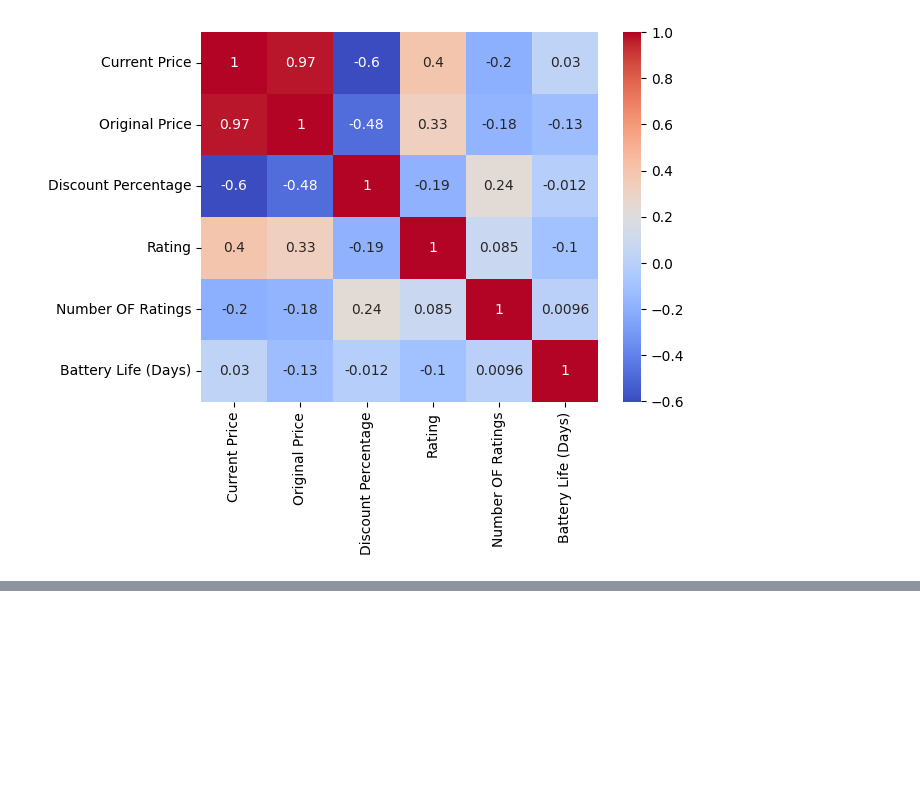
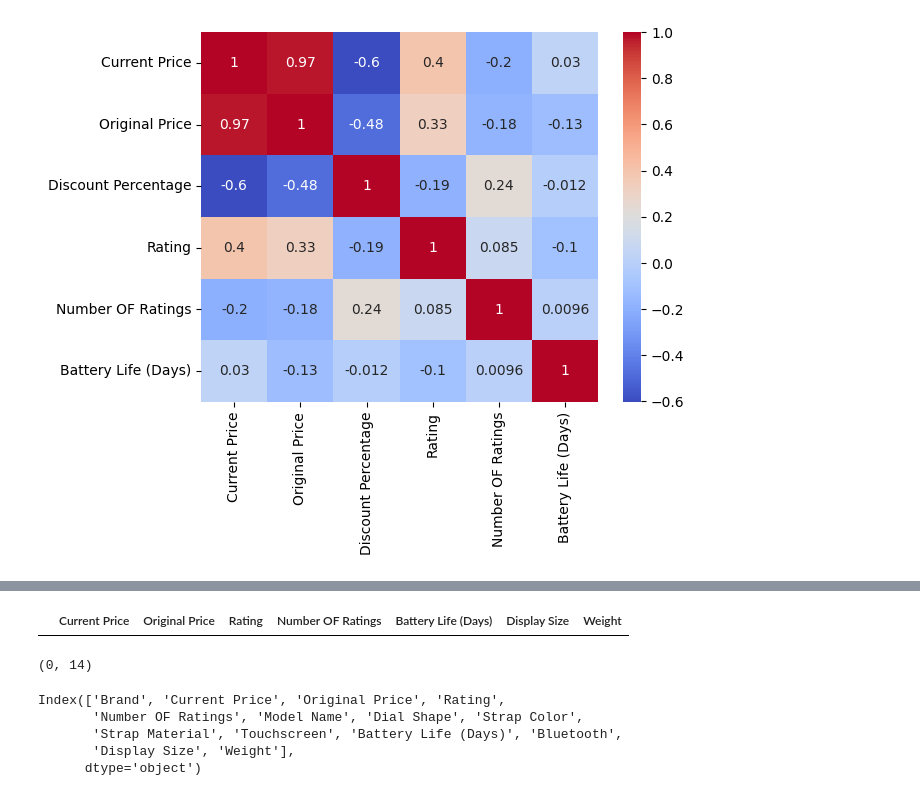
Before and after one commit to sukriti-waani/Machine-Learning, a Jupyter notebook: 2-Linear_Regression/2.8-Project_Fitness_Trackers/main.ipynb, the cells around one changed output, grey strips where cells are left out. Drawn from its saved outputs; the diff is of its cells as text; code cells hidden in the pictures; blank space fills up the shorter version.

```diff
--- a/2-Linear_Regression/2.8-Project_Fitness_Trackers/main.ipynb
+++ b/2-Linear_Regression/2.8-Project_Fitness_Trackers/main.ipynb
@@ -277,0 +426,4 @@ plt.show()
+# %%
+# Create a list of column names which have data type float64
+# These are numerical columns with decimal values
+numerical_col = [feature for feature in train_df.columns if train_df[feature].dtype == 'float64']
@@ -277,0 +440,4 @@ plt.show()
+# %%
+train_df[numerical_col].head()
+# %% [output]
+|  | Current Price | Original Price | Rating | Number OF Ratings | Battery Life (Days) | Display Size | Weight |
@@ -277,0 +452,12 @@ plt.show()
+# %%
+train_df.shape
+# %% [output]
+(0, 14)
+# %%
+train_df.columns
+# %% [output]
+Index(['Brand', 'Current Price', 'Original Price', 'Rating',
+       'Number OF Ratings', 'Model Name', 'Dial Shape', 'Strap Color',
+       'Strap Material', 'Touchscreen', 'Battery Life (Days)', 'Bluetooth',
+       'Display Size', 'Weight'],
+      dtype='object')
```
Also changed, not shown: parts of 37 cells of this notebook.
